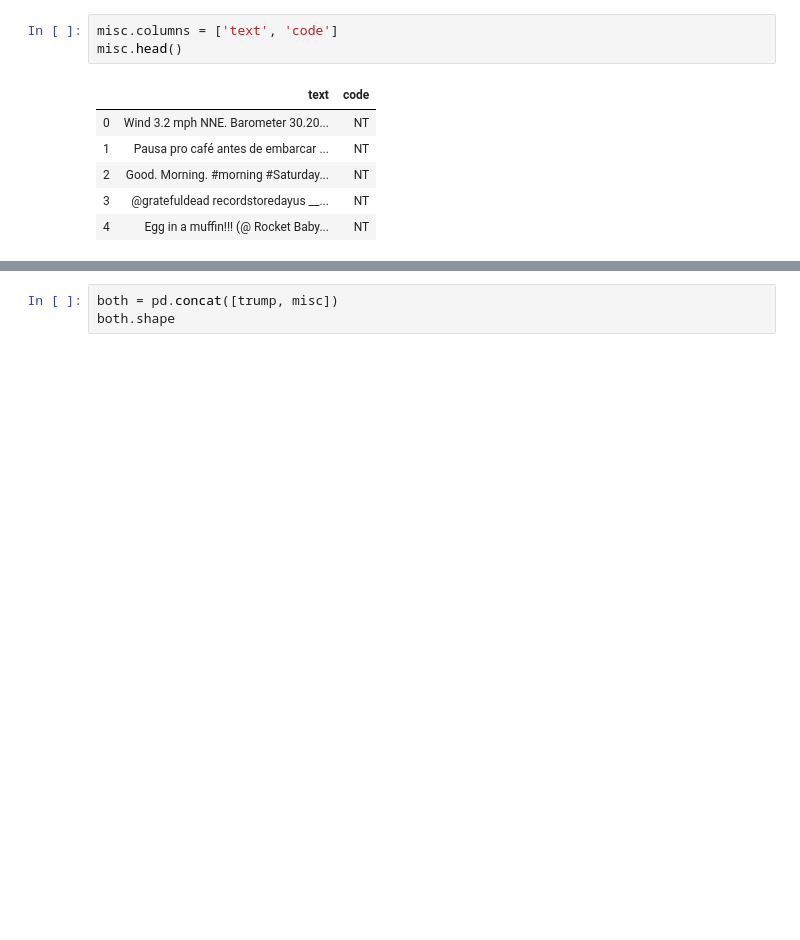
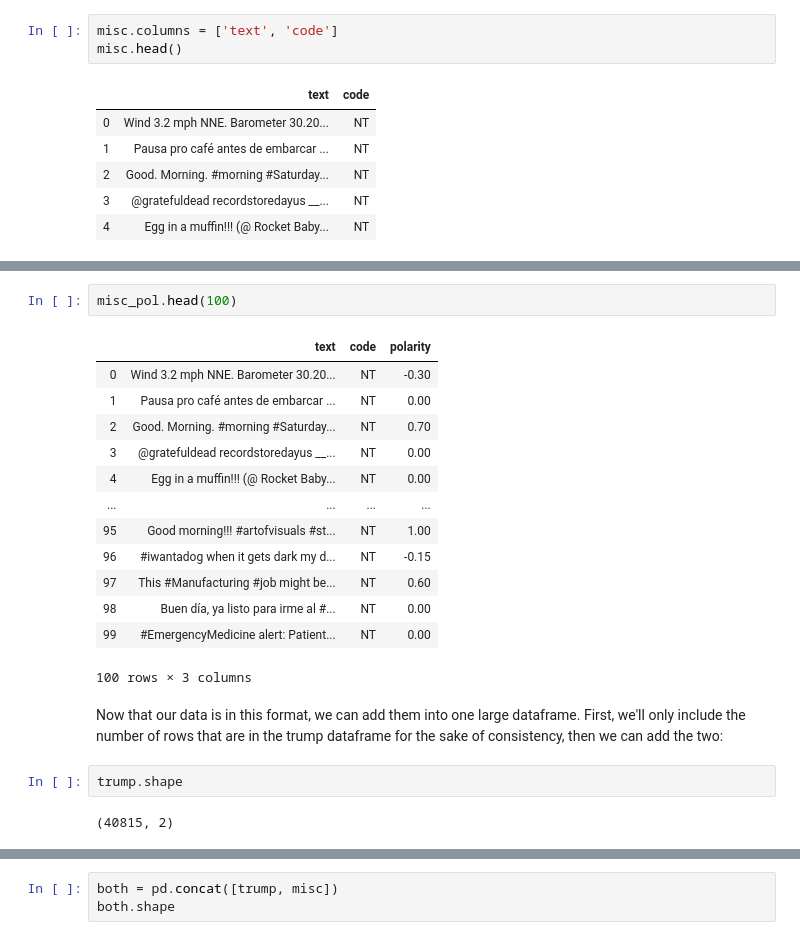
Before and after one commit to Data-Science-for-Linguists-2020/Sentiment-Analysis-of-Trump-Tweets, a Jupyter notebook: code/project_code.ipynb, the cells around one changed output, grey strips where cells are left out. Cells and saved outputs as stored; diff of their text form; blank space fills up the shorter version.

```diff
--- a/code/project_code.ipynb
+++ b/code/project_code.ipynb
@@ -349,0 +388,22 @@ Beautiful. Now we have two separate dataframes of tweets: one set is comprised o
+# %%
+misc_pol.head(100)
+# %% [output]
+|  | text | code | polarity |
+| 0 | Wind 3.2 mph NNE. Barometer 30.20... | NT | -0.30 |
+| 1 | Pausa pro café antes de embarcar ... | NT | 0.00 |
+| 2 | Good. Morning. #morning #Saturday... | NT | 0.70 |
+| 3 | @gratefuldead recordstoredayus __... | NT | 0.00 |
+| 4 | Egg in a muffin!!! (@ Rocket Baby... | NT | 0.00 |
+| ... | ... | ... | ... |
+| 95 | Good morning!!! #artofvisuals #st... | NT | 1.00 |
+| 96 | #iwantadog when it gets dark my d... | NT | -0.15 |
+| 97 | This #Manufacturing #job might be... | NT | 0.60 |
+| 98 | Buen día, ya listo para irme al #... | NT | 0.00 |
+| 99 | #EmergencyMedicine alert: Patient... | NT | 0.00 |
+100 rows × 3 columns
+# %% [markdown]
+ Now that our data is in this format, we can add them into one large dataframe. First, we'll only include the number of rows that are in the trump dataframe for the sake of consistency, then we can add the two:
+# %%
+trump.shape
+# %% [output]
+(40815, 2)
```
Also changed, not shown: parts of 29 cells of this notebook, 6 other files.
